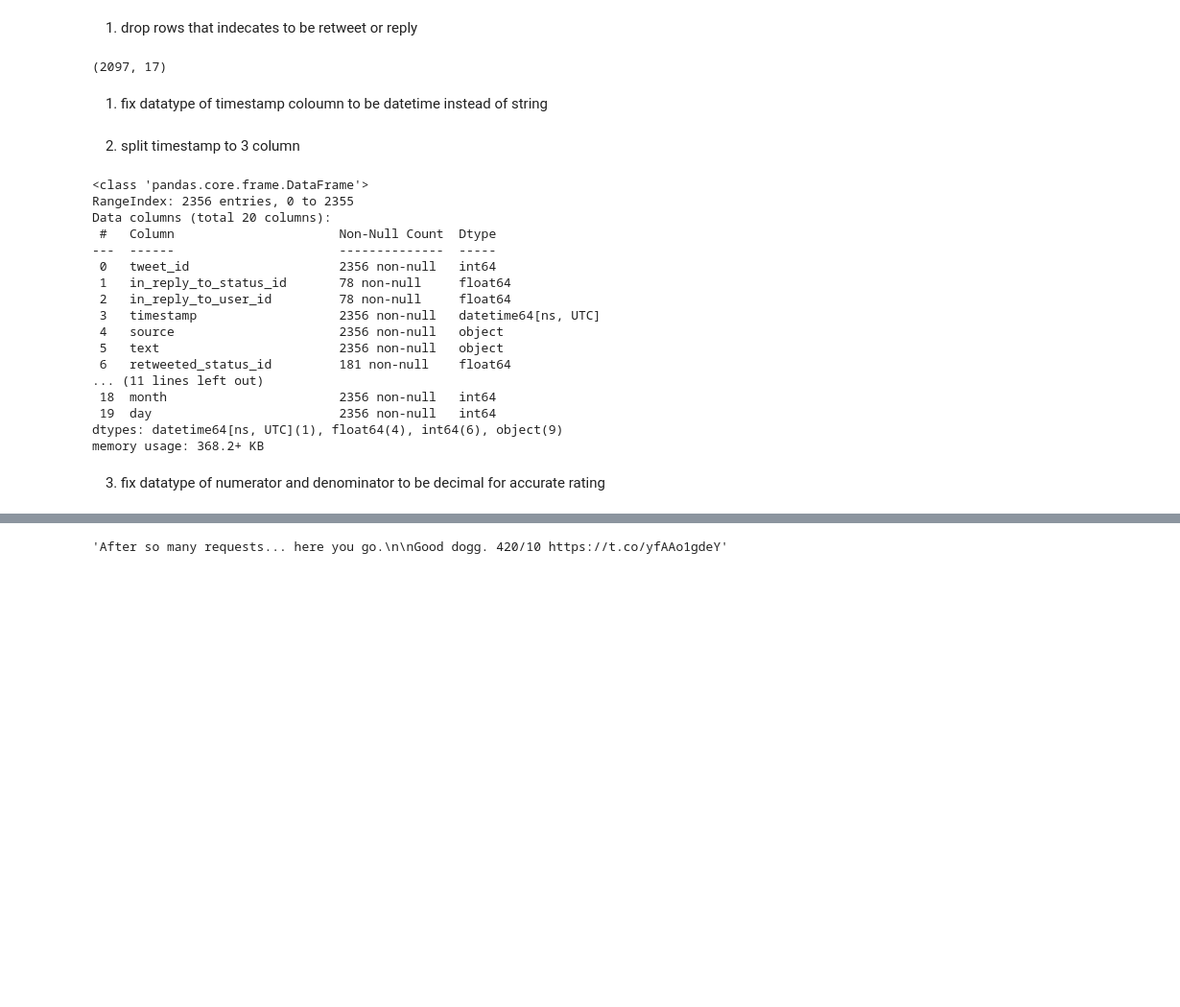
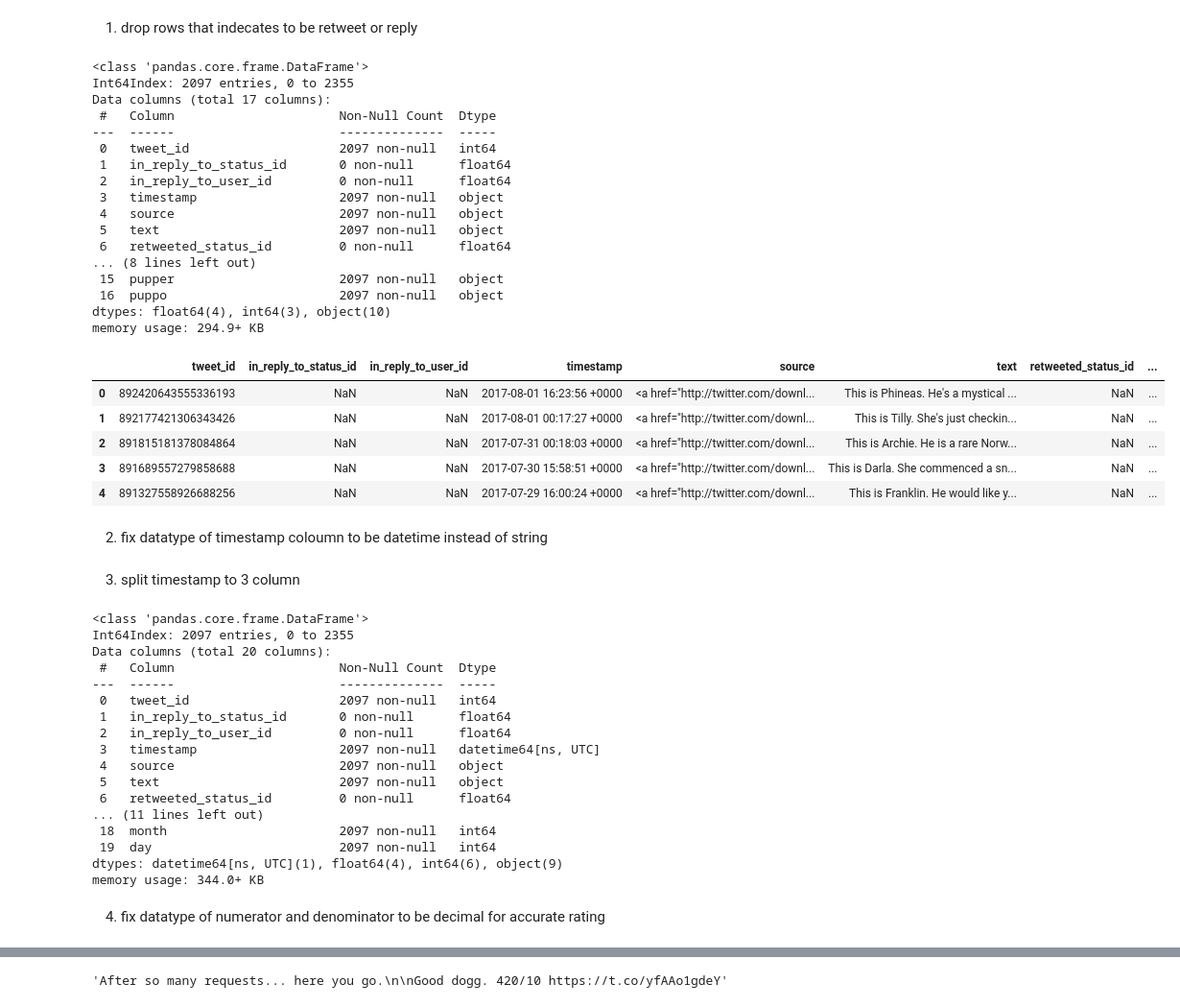
Before and after one commit to hagerElsehaimy/WeRateDogs, a Jupyter notebook: WeRateDogs.ipynb, the cells around one changed output, grey strips where cells are left out. Shown: that part at 96% size. Drawn from its saved outputs; the diff is of its cells as text; code cells hidden in the pictures; blank space fills up the shorter version.

```diff
--- a/WeRateDogs.ipynb
+++ b/WeRateDogs.ipynb
@@ -405,16 +406,40 @@ json_df[json_df.tweet_id.duplicated()]
 # %% [markdown]
 1. drop rows that indecates to be retweet or reply
 # %%
-archive_df = archive_df[archive_df.in_reply_to_status_id.isnull() & archive_df.retweeted_status_id.isnull()]
-archive_df.shape
+archive_df = archive_df[archive_df.in_reply_to_status_id.isnull()]
+archive_df = archive_df[archive_df.retweeted_status_id.isnull()]
+archive_df.info()
+archive_df.head()
 # %% [output]
-(2097, 17)
+<class 'pandas.core.frame.DataFrame'>
+Int64Index: 2097 entries, 0 to 2355
+Data columns (total 17 columns):
+ #   Column                      Non-Null Count  Dtype
+---  ------                      --------------  -----
+ 0   tweet_id                    2097 non-null   int64
+ 1   in_reply_to_status_id       0 non-null      float64
+ 2   in_reply_to_user_id         0 non-null      float64
+ 3   timestamp                   2097 non-null   object
+ 4   source                      2097 non-null   object
+ 5   text                        2097 non-null   object
+ 6   retweeted_status_id         0 non-null      float64
+... (8 lines left out)
+ 15  pupper                      2097 non-null   object
+ 16  puppo                       2097 non-null   object
+dtypes: float64(4), int64(3), object(10)
+memory usage: 294.9+ KB
+|  | tweet_id | in_reply_to_status_id | in_reply_to_user_id | timestamp | source | text | retweeted_status_id | ... |
+| 0 | 892420643555336193 | NaN | NaN | 2017-08-01 16:23:56 +0000 | <a href="http://twitter.com/downl... | This is Phineas. He's a mystical ... | NaN | ... |
+| 1 | 892177421306343426 | NaN | NaN | 2017-08-01 00:17:27 +0000 | <a href="http://twitter.com/downl... | This is Tilly. She's just checkin... | NaN | ... |
+| 2 | 891815181378084864 | NaN | NaN | 2017-07-31 00:18:03 +0000 | <a href="http://twitter.com/downl... | This is Archie. He is a rare Norw... | NaN | ... |
+| 3 | 891689557279858688 | NaN | NaN | 2017-07-30 15:58:51 +0000 | <a href="http://twitter.com/downl... | This is Darla. She commenced a sn... | NaN | ... |
+| 4 | 891327558926688256 | NaN | NaN | 2017-07-29 16:00:24 +0000 | <a href="http://twitter.com/downl... | This is Franklin. He would like y... | NaN | ... |
 # %% [markdown]
-1. fix datatype of timestamp coloumn to be datetime instead of string
+2. fix datatype of timestamp coloumn to be datetime instead of string
 # %%
 archive_df['timestamp'] = pd.to_datetime(archive_df['timestamp'])
 # %% [markdown]
-2. split timestamp to 3 column
+3. split timestamp to 3 column
 # %%
 archive_df['year'] = archive_df.timestamp.dt.year
 archive_df['month'] = archive_df.timestamp.dt.month
@@ -423,24 +448,24 @@ archive_df['day'] = archive_df.timestamp.dt.day
 archive_df.info()
 # %% [output]
 <class 'pandas.core.frame.DataFrame'>
-RangeIndex: 2356 entries, 0 to 2355
+Int64Index: 2097 entries, 0 to 2355
 Data columns (total 20 columns):
  #   Column                      Non-Null Count  Dtype
 ---  ------                      --------------  -----
- 0   tweet_id                    2356 non-null   int64
- 1   in_reply_to_status_id       78 non-null     float64
- 2   in_reply_to_user_id         78 non-null     float64
- 3   timestamp                   2356 non-null   datetime64[ns, UTC]
- 4   source                      2356 non-null   object
- 5   text                        2356 non-null   object
- 6   retweeted_status_id         181 non-null    float64
+ 0   tweet_id                    2097 non-null   int64
+ 1   in_reply_to_status_id       0 non-null      float64
+ 2   in_reply_to_user_id         0 non-null      float64
+ 3   timestamp                   2097 non-null   datetime64[ns, UTC]
+ 4   source                      2097 non-null   object
+ 5   text                        2097 non-null   object
+ 6   retweeted_status_id         0 non-null      float64
 ... (11 lines left out)
- 18  month                       2356 non-null   int64
- 19  day                         2356 non-null   int64
+ 18  month                       2097 non-null   int64
+ 19  day                         2097 non-null   int64
 dtypes: datetime64[ns, UTC](1), float64(4), int64(6), object(9)
-memory usage: 368.2+ KB
+memory usage: 344.0+ KB
 # %% [markdown]
-3. fix datatype of numerator and denominator to be decimal for accurate rating
+4. fix datatype of numerator and denominator to be decimal for accurate rating
 # %%
 archive_df['rating_numerator'] = archive_df['rating_numerator'].astype(float)
 archive_df['rating_denominator'] = archive_df['rating_denominator'].astype(float)
```
Also changed, not shown: parts of 29 cells of this notebook.
